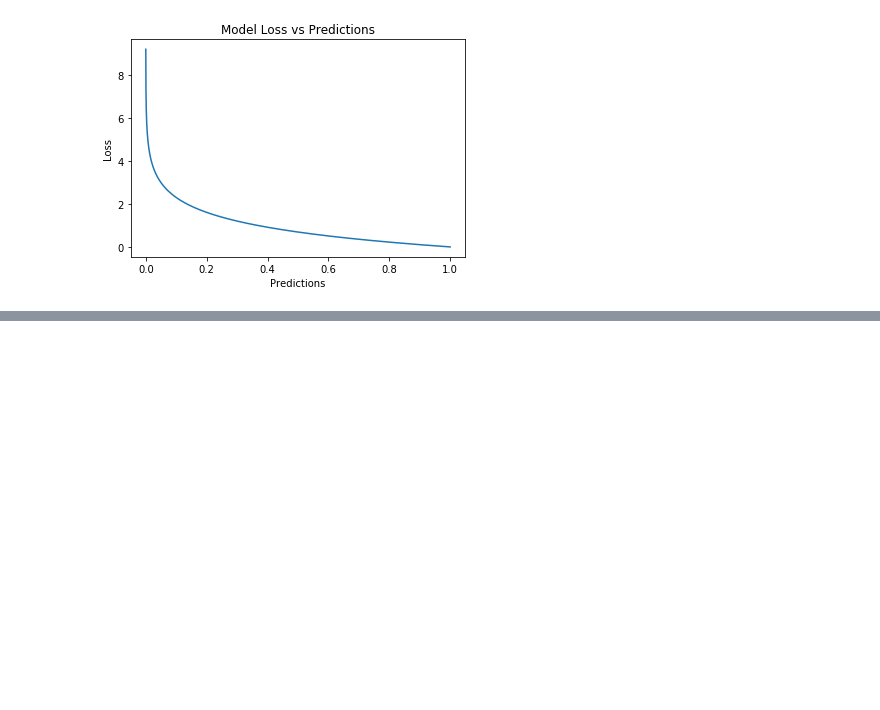
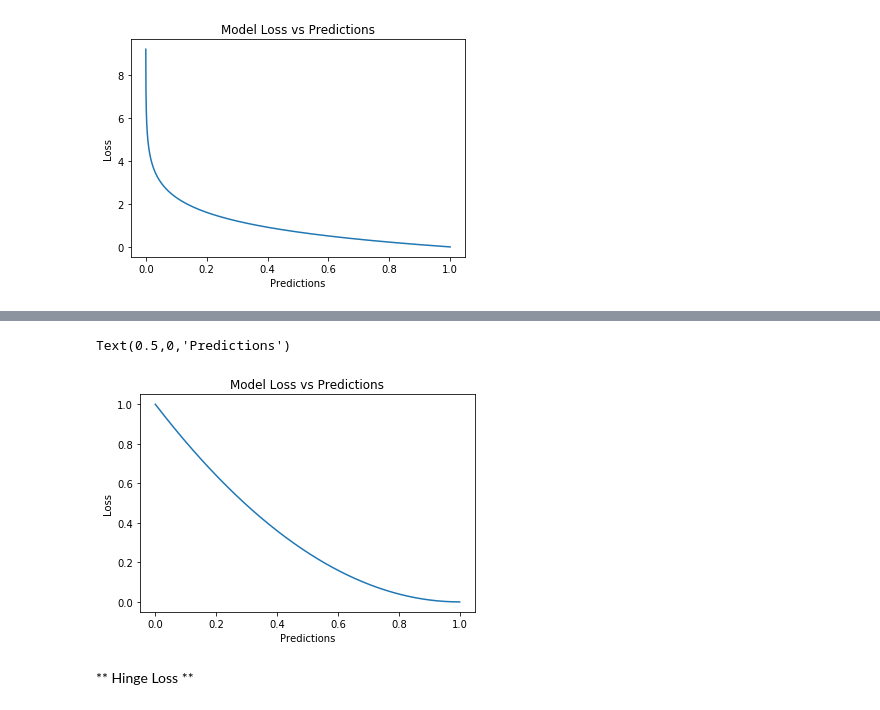
Before and after one commit to gowrishankarin/data_science, a Jupyter notebook: trading/refs/concepts/002_ClassificationLossFunctions.ipynb, the cells around one changed output, grey strips where cells are left out. Cells and saved outputs as stored; diff of their text form; code cells hidden in the pictures; blank space fills up the shorter version.

```diff
--- a/trading/refs/concepts/002_ClassificationLossFunctions.ipynb
+++ b/trading/refs/concepts/002_ClassificationLossFunctions.ipynb
@@ -40,0 +65,17 @@ Text(0.5,0,'Predictions')
+# %%
+def square(y, y_hat):
+    loss = (1 - y * y_hat) ** 2
+    return np.sum(loss)
+# %%
+loss_square = [square(y[i], y_hat[i]) for i in range(len(y))]
+# %%
+plt.figure()
+plt.plot(y_hat, loss_square)
+plt.title('Model Loss vs Predictions')
+plt.ylabel('Loss')
+plt.xlabel('Predictions')
+# %% [output]
+Text(0.5,0,'Predictions')
+[figure, added]
+# %% [markdown]
+** Hinge Loss **
```
Also changed, not shown: parts of 19 cells of this notebook.
